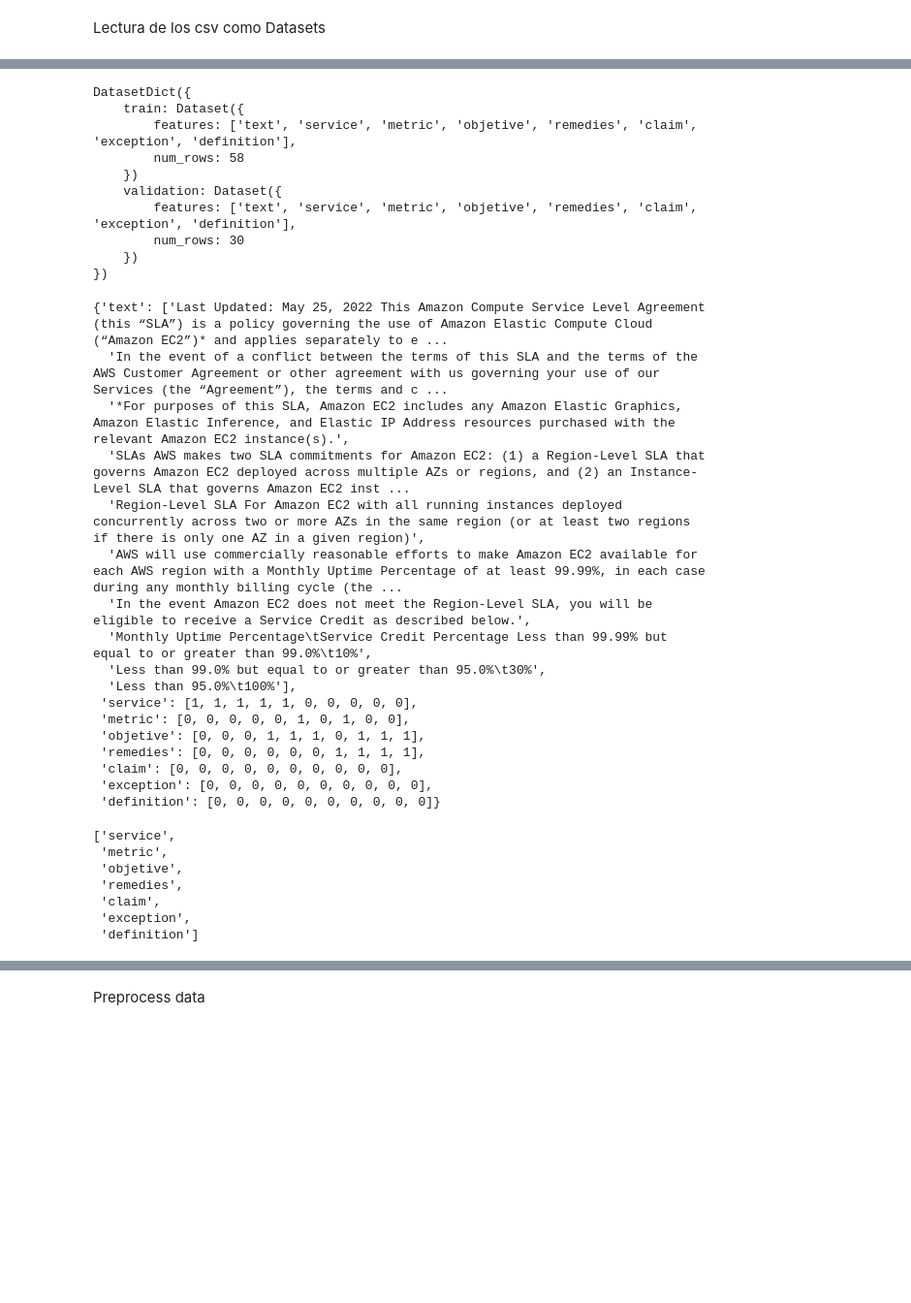
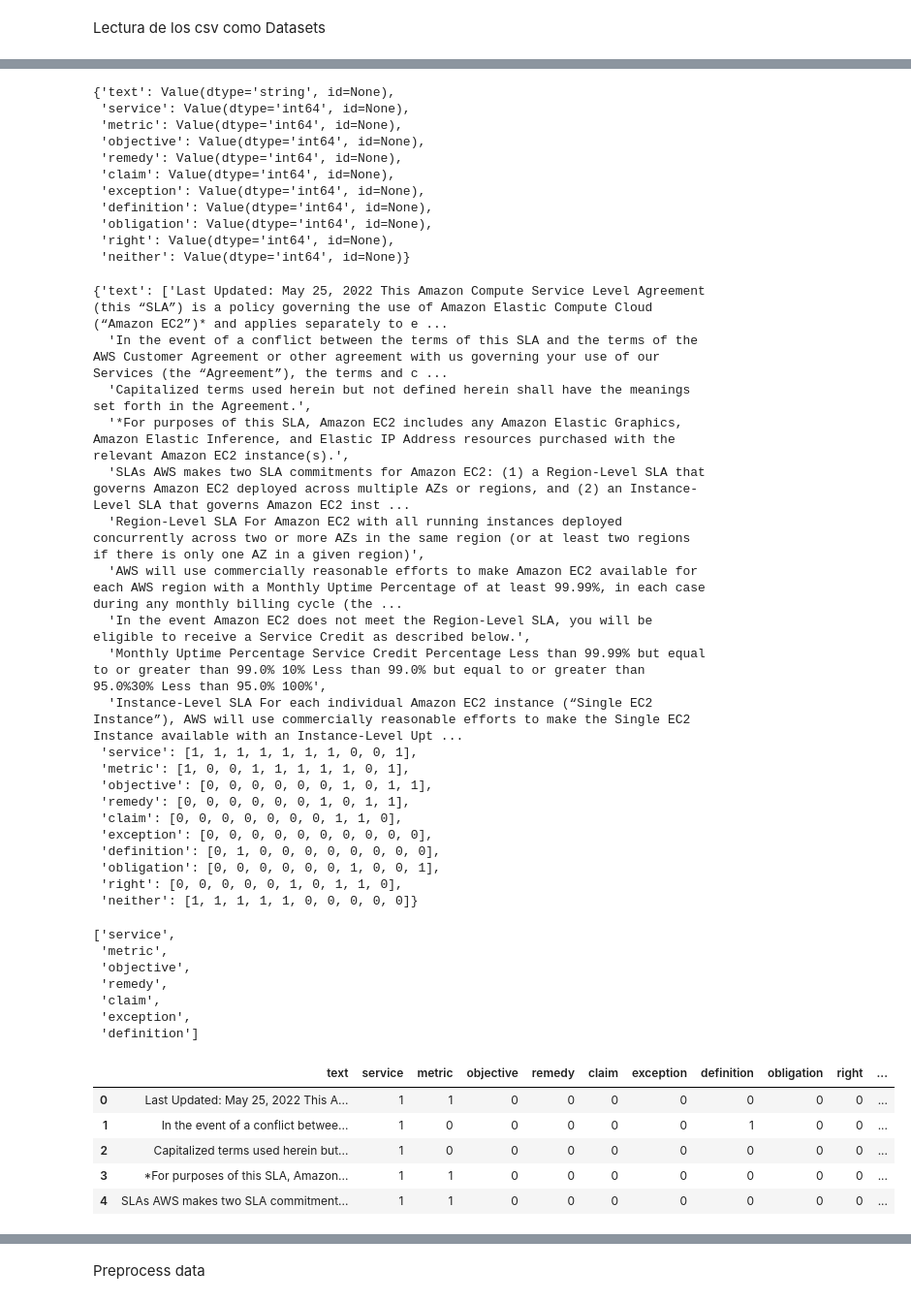
Before and after one commit to marmolpen3/mle-sla-classification, a Jupyter notebook: sla_classification.ipynb, the cells around one changed output, grey strips where cells are left out. Shown at 97% size. Cells and saved outputs as stored; diff of their text form; code cells hidden in the pictures; blank space fills up the shorter version.

Commit message:
Update datasets and improve Bert model

```diff
--- a/sla_classification.ipynb
+++ b/sla_classification.ipynb
@@ -64,6 +19,8 @@ from transformers import EvalPrediction
 # %% [markdown]
 Lectura de los csv como Datasets
 # %%
-data_files = {"train": "./train.csv", "validation": "./validation.csv"}
+data_files = {"train": "train.csv", "validation": "validation.csv"}
 dataset = load_dataset("csv", data_files=data_files)
+
+dataset
 # %% [output]
@@ -73,47 +39,61 @@ Dataset csv downloaded and prepared to C:/Users/elena/.cache/huggingface/dataset
 # %%
-dataset
+dataset['train'].features
 # %% [output]
-DatasetDict({
-    train: Dataset({
-        features: ['text', 'service', 'metric', 'objetive', 'remedies', 'claim', 'exception', 'definition'],
-        num_rows: 58
-    })
-    validation: Dataset({
-        features: ['text', 'service', 'metric', 'objetive', 'remedies', 'claim', 'exception', 'definition'],
-        num_rows: 30
-    })
-})
+{'text': Value(dtype='string', id=None),
+ 'service': Value(dtype='int64', id=None),
+ 'metric': Value(dtype='int64', id=None),
+ 'objective': Value(dtype='int64', id=None),
+ 'remedy': Value(dtype='int64', id=None),
+ 'claim': Value(dtype='int64', id=None),
+ 'exception': Value(dtype='int64', id=None),
+ 'definition': Value(dtype='int64', id=None),
+ 'obligation': Value(dtype='int64', id=None),
+ 'right': Value(dtype='int64', id=None),
+ 'neither': Value(dtype='int64', id=None)}
 # %%
 example = dataset['train'][:10]
 example
 # %% [output]
 {'text': ['Last Updated: May 25, 2022 This Amazon Compute Service Level Agreement (this “SLA”) is a policy governing the use of Amazon Elastic Compute Cloud (“Amazon EC2”)* and applies separately to e ...
   'In the event of a conflict between the terms of this SLA and the terms of the AWS Customer Agreement or other agreement with us governing your use of our Services (the “Agreement”), the terms and c ...
+  'Capitalized terms used herein but not defined herein shall have the meanings set forth in the Agreement.',
   '*For purposes of this SLA, Amazon EC2 includes any Amazon Elastic Graphics, Amazon Elastic Inference, and Elastic IP Address resources purchased with the relevant Amazon EC2 instance(s).',
   'SLAs AWS makes two SLA commitments for Amazon EC2: (1) a Region-Level SLA that governs Amazon EC2 deployed across multiple AZs or regions, and (2) an Instance-Level SLA that governs Amazon EC2 inst ...
   'Region-Level SLA For Amazon EC2 with all running instances deployed concurrently across two or more AZs in the same region (or at least two regions if there is only one AZ in a given region)',
   'AWS will use commercially reasonable efforts to make Amazon EC2 available for each AWS region with a Monthly Uptime Percentage of at least 99.99%, in each case during any monthly billing cycle (the ...
   'In the event Amazon EC2 does not meet the Region-Level SLA, you will be eligible to receive a Service Credit as described below.',
-  'Monthly Uptime Percentage\tService Credit Percentage Less than 99.99% but equal to or greater than 99.0%\t10%',
-  'Less than 99.0% but equal to or greater than 95.0%\t30%',
-  'Less than 95.0%\t100%'],
- 'service': [1, 1, 1, 1, 1, 0, 0, 0, 0, 0],
- 'metric': [0, 0, 0, 0, 0, 1, 0, 1, 0, 0],
- 'objetive': [0, 0, 0, 1, 1, 1, 0, 1, 1, 1],
- 'remedies': [0, 0, 0, 0, 0, 0, 1, 1, 1, 1],
- 'claim': [0, 0, 0, 0, 0, 0, 0, 0, 0, 0],
+  'Monthly Uptime Percentage Service Credit Percentage Less than 99.99% but equal to or greater than 99.0% 10% Less than 99.0% but equal to or greater than 95.0%30% Less than 95.0% 100%',
+  'Instance-Level SLA For each individual Amazon EC2 instance (“Single EC2 Instance”), AWS will use commercially reasonable efforts to make the Single EC2 Instance available with an Instance-Level Upt ...
+ 'service': [1, 1, 1, 1, 1, 1, 1, 0, 0, 1],
+ 'metric': [1, 0, 0, 1, 1, 1, 1, 1, 0, 1],
+ 'objective': [0, 0, 0, 0, 0, 0, 1, 0, 1, 1],
+ 'remedy': [0, 0, 0, 0, 0, 0, 1, 0, 1, 1],
+ 'claim': [0, 0, 0, 0, 0, 0, 0, 1, 1, 0],
  'exception': [0, 0, 0, 0, 0, 0, 0, 0, 0, 0],
- 'definition': [0, 0, 0, 0, 0, 0, 0, 0, 0, 0]}
+ 'definition': [0, 1, 0, 0, 0, 0, 0, 0, 0, 0],
+ 'obligation': [0, 0, 0, 0, 0, 0, 1, 0, 0, 1],
+ 'right': [0, 0, 0, 0, 0, 1, 0, 1, 1, 0],
+ 'neither': [1, 1, 1, 1, 1, 0, 0, 0, 0, 0]}
 # %%
-labels = [label for label in dataset['train'].features.keys() if label not in ['text']]
+labels = [label for label in dataset['train'].features.keys() if label not in ['text', 'obligation', 'right', 'neither']]
 id2label = {idx:label for idx, label in enumerate(labels)}
 label2id = {label:idx for idx, label in enumerate(labels)}
 labels
 # %% [output]
 ['service',
  'metric',
- 'objetive',
- 'remedies',
+ 'objective',
+ 'remedy',
  'claim',
  'exception',
  'definition']
+# %%
+df = dataset['train'].to_pandas()
+df.head()
+# %% [output]
+|  | text | service | metric | objective | remedy | claim | exception | definition | obligation | right | ... |
+| 0 | Last Updated: May 25, 2022 This A... | 1 | 1 | 0 | 0 | 0 | 0 | 0 | 0 | 0 | ... |
+| 1 | In the event of a conflict betwee... | 1 | 0 | 0 | 0 | 0 | 0 | 1 | 0 | 0 | ... |
+| 2 | Capitalized terms used herein but... | 1 | 0 | 0 | 0 | 0 | 0 | 0 | 0 | 0 | ... |
+| 3 | *For purposes of this SLA, Amazon... | 1 | 1 | 0 | 0 | 0 | 0 | 0 | 0 | 0 | ... |
+| 4 | SLAs AWS makes two SLA commitment... | 1 | 1 | 0 | 0 | 0 | 0 | 0 | 0 | 0 | ... |
```
Also changed, not shown: parts of 25 cells of this notebook, 3 other files.
